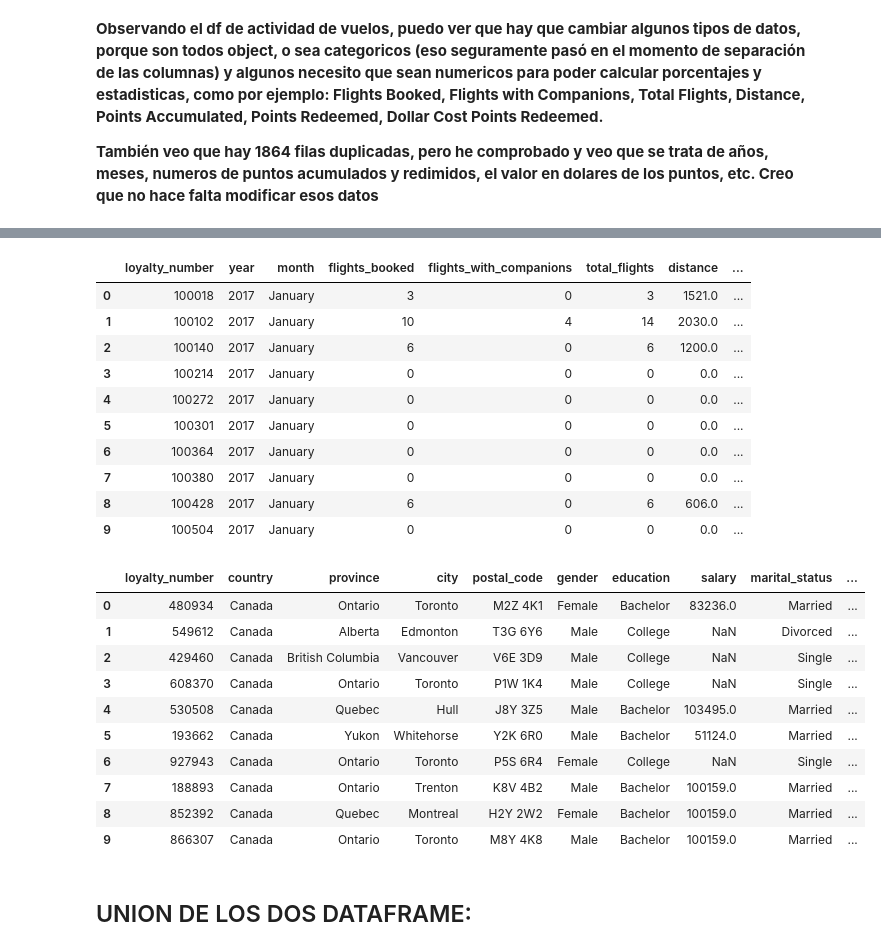
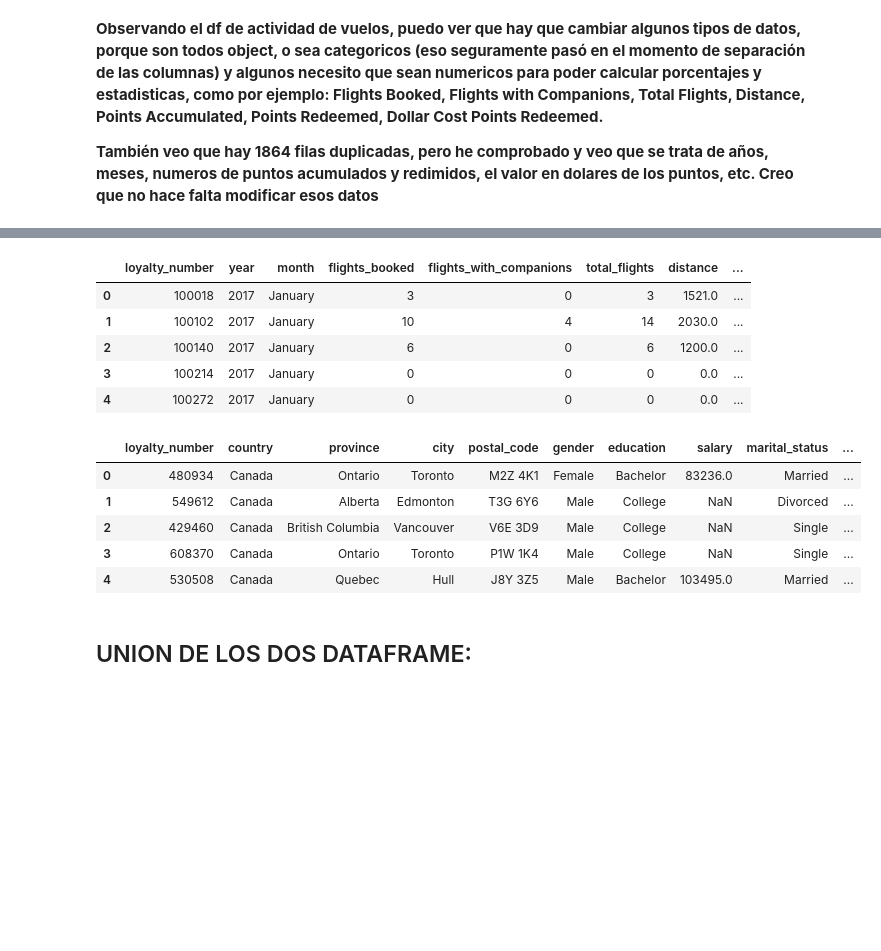
Before and after one commit to Adalab/bda-modulo-3-evaluacion-final-Ary1982, a Jupyter notebook: evaluación_modulo_3_arianna.ipynb, the cells around one changed output, grey strips where cells are left out. Saved outputs shown, nothing was run; the diff lists cells and outputs as text; code cells hidden in the pictures; blank space fills up the shorter version.

```diff
--- a/evaluación_modulo_3_arianna.ipynb
+++ b/evaluación_modulo_3_arianna.ipynb
@@ -117,10 +102,15 @@ print(df_customer_loyalty)
 # %%
-#Voy a dividir la columna en 16 columnas, utilizando las comas para dividir las columnas
-df_split_loyalty = df_customer_loyalty['Loyalty Number,Country,Province,City,Postal Code,Gender,Education,Salary,Marital Status,Loyalty Card,CLV,Enrollment Type,Enrollment Year,Enrollment Month,Cancellation Year,Cancellation Month'].str.split(',', expand=True)
+# En el fichero Loyalty, voy a dividir la columna en 16 columnas, utilizando las comas para dividir las columnas
+
+df_split_loyalty = df_customer_loyalty[
+    'Loyalty Number,Country,Province,City,Postal Code,Gender,Education,Salary,Marital Status,Loyalty Card,CLV,Enrollment Type,Enrollment Year,Enrollment Month,Cancellation Year,Cancellation Month'
+    ].str.split(',', expand=True)
 
 # Voy a asignar los nombres a las columnas:
 df_split_loyalty.columns = [
-   'Loyalty Number', 'Country', 'Province', 'City', 'Postal Code', 'Gender', 'Education', 'Salary', 'Marital Status', 'Loyalty Card', 'CLV' , 'Enrollment Type', 'Enrollment Year', 'Enrollment Month', 'Cancellation Year', 'Cancellation Month'
+   'Loyalty Number', 'Country', 'Province', 'City', 'Postal Code', 'Gender', 'Education',
+   'Salary', 'Marital Status', 'Loyalty Card', 'CLV' , 'Enrollment Type', 'Enrollment Year',
+   'Enrollment Month', 'Cancellation Year', 'Cancellation Month'
 ]
 
 df_split_loyalty.head()
@@ -327,8 +420,0 @@ print(df_split_flight[['Month']].head())
-# %%
-# En Cancellation Month, decido reemplazar los nulos con 'Active Member':
-
-df_split_loyalty['Cancellation Month'] = df_split_loyalty['Cancellation Month'].fillna('Active Member')
-
-# Hago lo mismo con el año, para mantener la consistencia de los datos:
-
-df_split_loyalty['Cancellation Year'] = df_split_loyalty['Cancellation Year'].fillna('Active')
@@ -520,5 +544,5 @@ dtype: object
 # %%
-df_split_flight.head(10)
+df_split_flight.head()
 # %% [output]
 |  | loyalty_number | year | month | flights_booked | flights_with_companions | total_flights | distance | ... |
 | 0 | 100018 | 2017 | January | 3 | 0 | 3 | 1521.0 | ... |
@@ -526,25 +550,15 @@ df_split_flight.head(10)
 | 2 | 100140 | 2017 | January | 6 | 0 | 6 | 1200.0 | ... |
 | 3 | 100214 | 2017 | January | 0 | 0 | 0 | 0.0 | ... |
 | 4 | 100272 | 2017 | January | 0 | 0 | 0 | 0.0 | ... |
-| 5 | 100301 | 2017 | January | 0 | 0 | 0 | 0.0 | ... |
-| 6 | 100364 | 2017 | January | 0 | 0 | 0 | 0.0 | ... |
-| 7 | 100380 | 2017 | January | 0 | 0 | 0 | 0.0 | ... |
-| 8 | 100428 | 2017 | January | 6 | 0 | 6 | 606.0 | ... |
-| 9 | 100504 | 2017 | January | 0 | 0 | 0 | 0.0 | ... |
 # %%
-df_split_loyalty.head(10)
+df_split_loyalty.head()
 # %% [output]
 |  | loyalty_number | country | province | city | postal_code | gender | education | salary | marital_status | ... |
 | 0 | 480934 | Canada | Ontario | Toronto | M2Z 4K1 | Female | Bachelor | 83236.0 | Married | ... |
 | 1 | 549612 | Canada | Alberta | Edmonton | T3G 6Y6 | Male | College | NaN | Divorced | ... |
 | 2 | 429460 | Canada | British Columbia | Vancouver | V6E 3D9 | Male | College | NaN | Single | ... |
 | 3 | 608370 | Canada | Ontario | Toronto | P1W 1K4 | Male | College | NaN | Single | ... |
 | 4 | 530508 | Canada | Quebec | Hull | J8Y 3Z5 | Male | Bachelor | 103495.0 | Married | ... |
-| 5 | 193662 | Canada | Yukon | Whitehorse | Y2K 6R0 | Male | Bachelor | 51124.0 | Married | ... |
-| 6 | 927943 | Canada | Ontario | Toronto | P5S 6R4 | Female | College | NaN | Single | ... |
-| 7 | 188893 | Canada | Ontario | Trenton | K8V 4B2 | Male | Bachelor | 100159.0 | Married | ... |
-| 8 | 852392 | Canada | Quebec | Montreal | H2Y 2W2 | Female | Bachelor | 100159.0 | Married | ... |
-| 9 | 866307 | Canada | Ontario | Toronto | M8Y 4K8 | Male | Bachelor | 100159.0 | Married | ... |
 # %% [markdown]
 ## UNION DE LOS DOS DATAFRAME:
 # %%
```
Also changed, not shown: parts of 57 cells of this notebook.
